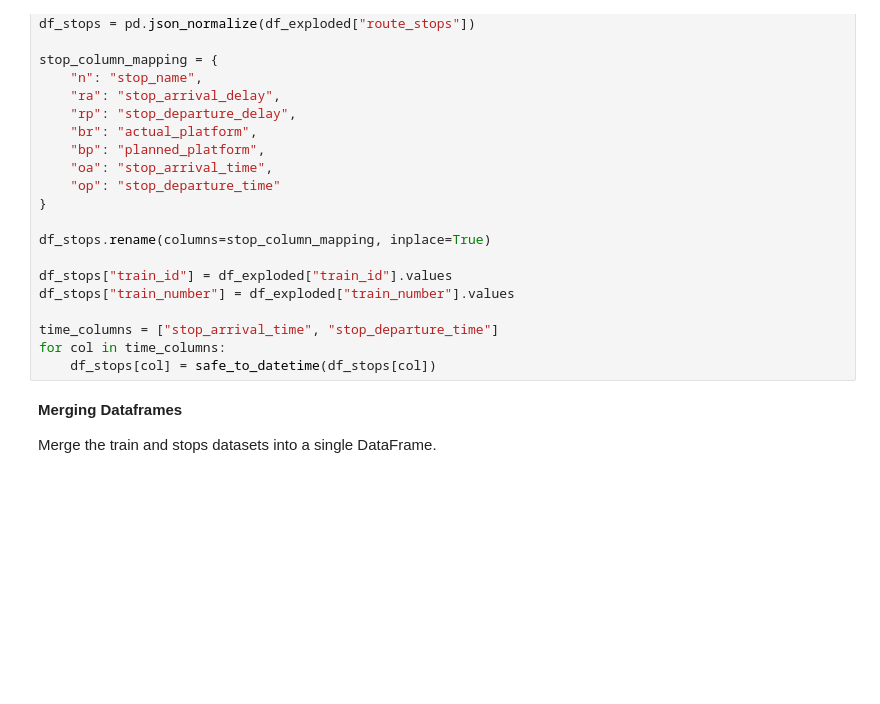
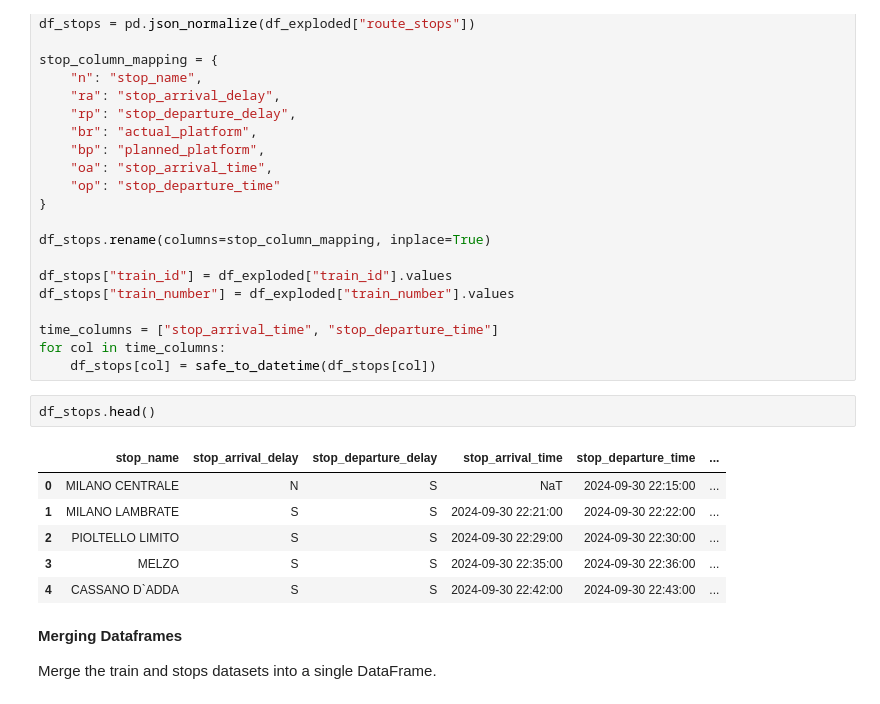
Before and after one commit to npinto97/graph-enhanced-train-delay-prediction, a Jupyter notebook: 1_preprocessing.ipynb, the cells around one changed output. Drawn from its saved outputs; the diff is of its cells as text; blank space fills up the shorter version.

```diff
--- a/1_preprocessing.ipynb
+++ b/1_preprocessing.ipynb
@@ -149,6 +162,15 @@ df_stops["train_number"] = df_exploded["train_number"].values
 time_columns = ["stop_arrival_time", "stop_departure_time"]
 for col in time_columns:
     df_stops[col] = safe_to_datetime(df_stops[col])
+# %%
+df_stops.head()
+# %% [output]
+|  | stop_name | stop_arrival_delay | stop_departure_delay | stop_arrival_time | stop_departure_time | ... |
+| 0 | MILANO CENTRALE | N | S | NaT | 2024-09-30 22:15:00 | ... |
+| 1 | MILANO LAMBRATE | S | S | 2024-09-30 22:21:00 | 2024-09-30 22:22:00 | ... |
+| 2 | PIOLTELLO LIMITO | S | S | 2024-09-30 22:29:00 | 2024-09-30 22:30:00 | ... |
+| 3 | MELZO | S | S | 2024-09-30 22:35:00 | 2024-09-30 22:36:00 | ... |
+| 4 | CASSANO D`ADDA | S | S | 2024-09-30 22:42:00 | 2024-09-30 22:43:00 | ... |
 # %% [markdown]
 **Merging Dataframes**
 
```
Also changed, not shown: parts of 17 cells of this notebook.
